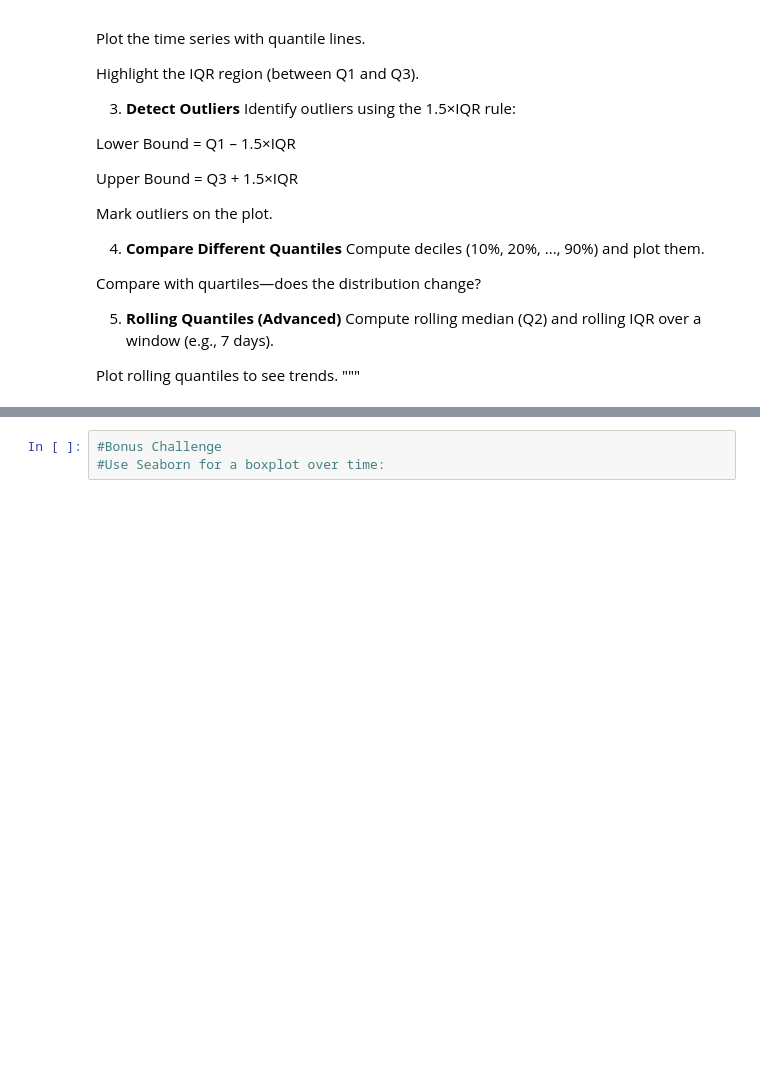
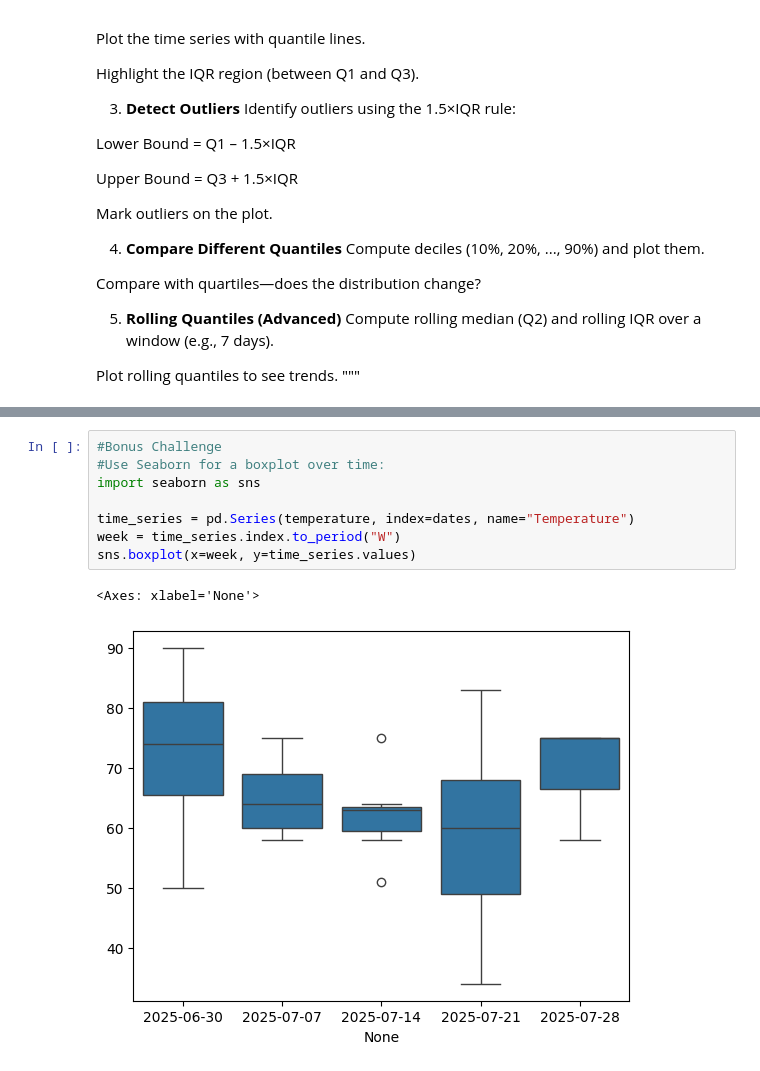
Before and after one commit to kedarw/QuantMind, a Jupyter notebook: 2_Quantiles_Quartiles_Percentiles.ipynb, the cells around one changed output, grey strips where cells are left out. Cells and saved outputs as stored; diff of their text form; blank space fills up the shorter version.

```diff
--- a/2_Quantiles_Quartiles_Percentiles.ipynb
+++ b/2_Quantiles_Quartiles_Percentiles.ipynb
@@ -190,3 +178,11 @@ Categories (10, interval[float64, right]): [(33.999, 50.9] < (50.9, 58.0] < (58.
 # %%
 #Bonus Challenge
 #Use Seaborn for a boxplot over time:
+import seaborn as sns
+
+time_series = pd.Series(temperature, index=dates, name="Temperature")
+week = time_series.index.to_period("W")
+sns.boxplot(x=week, y=time_series.values)
+# %% [output]
+<Axes: xlabel='None'>
+[figure, added]
```
Also changed, not shown: parts of 4 cells of this notebook.
